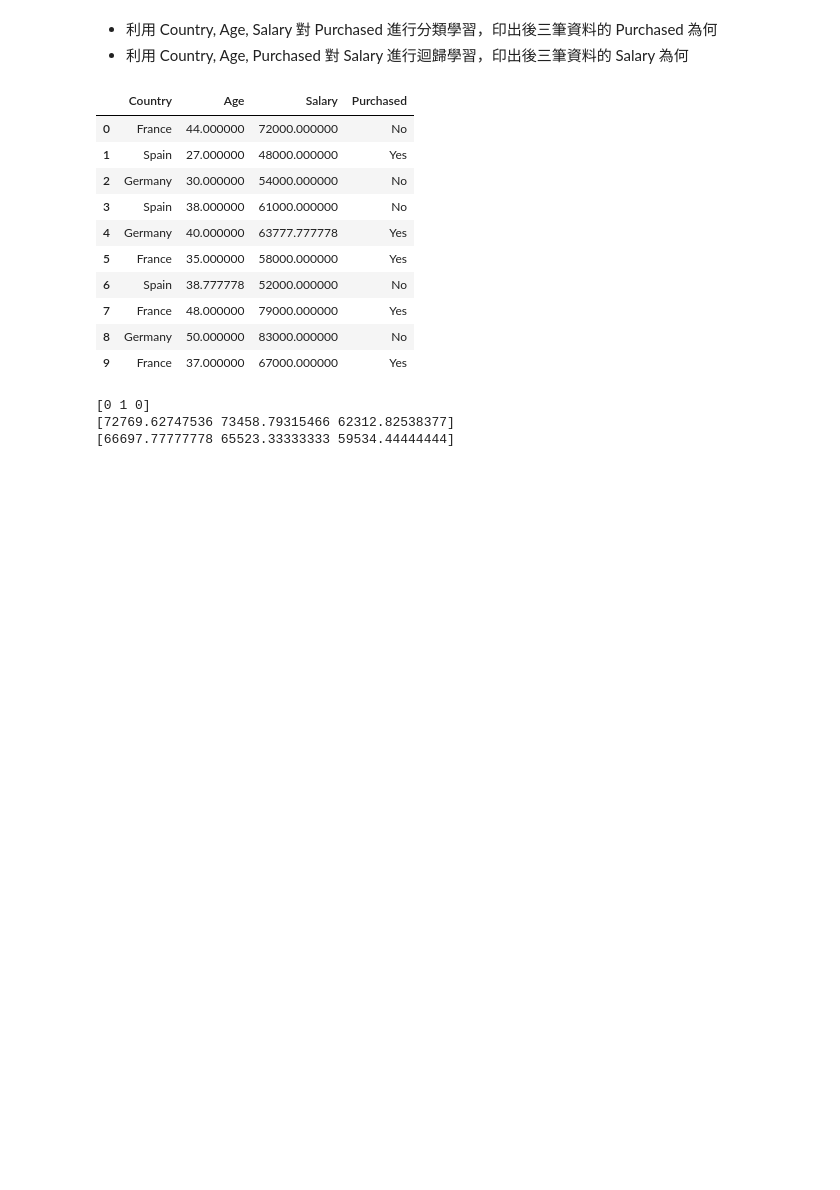
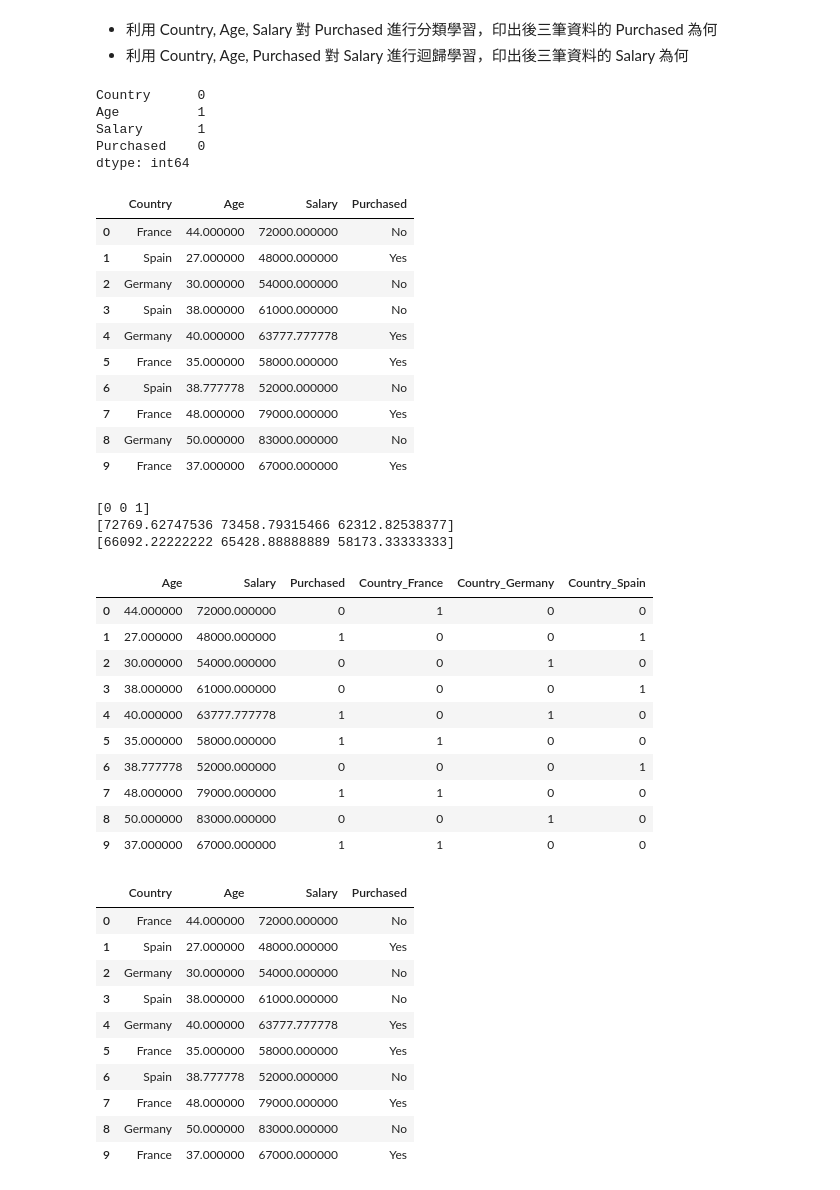
Before and after one commit to linhsuan519/Study, a Jupyter notebook: 分類與迴歸.ipynb, the cells around one changed output. Saved outputs shown, nothing was run; the diff lists cells and outputs as text; code cells hidden in the pictures; blank space fills up the shorter version.

```diff
--- a/分類與迴歸.ipynb
+++ b/分類與迴歸.ipynb
@@ -14,6 +14,8 @@ from sklearn.linear_model import LinearRegression
 
 source = 'https://raw.githubusercontent.com/MachineLearningLiuMing/scikit-learn-primer-guide/master/Data.csv'
 df = pd.read_csv(source)
+missing = df.isnull().sum()
+print(missing)
 
 #遺失值填補
 df['Age'].fillna(df['Age'].mean(),inplace=True)
@@ -21,8 +23,8 @@ df['Salary'].fillna(df['Salary'].mean(),inplace=True)
 display(df)
 
 # 將類別欄位轉為數值欄位
-data = pd.get_dummies(df,columns=['Country'],dtype=int)
-data['Purchased'] = data['Purchased'].replace({'Yes':1,'No':0})
+data = pd.get_dummies(df,columns=['Country'],dtype=int)  #one hot encode 同等類別轉成數值
+data['Purchased'] = data['Purchased'].replace({'Yes':1,'No':0}) #boolean
 
 # 切割 Train data 和 Test data
 train = data.iloc[:7,:]
@@ -62,6 +64,11 @@ reg_model.fit(X_train, y_train)
 y_pred_reg = reg_model.predict(X_test)
 print(y_pred_reg)
 # %% [output]
+Country      0
+Age          1
+Salary       1
+Purchased    0
+dtype: int64
 |  | Country | Age | Salary | Purchased |
 | 0 | France | 44.000000 | 72000.000000 | No |
 | 1 | Spain | 27.000000 | 48000.000000 | Yes |
@@ -73,6 +80,32 @@ print(y_pred_reg)
 | 7 | France | 48.000000 | 79000.000000 | Yes |
 | 8 | Germany | 50.000000 | 83000.000000 | No |
 | 9 | France | 37.000000 | 67000.000000 | Yes |
-[0 1 0]
-[72769.62747536 73458.79315466 62312.82538377]
-[66697.77777778 65523.33333333 59534.44444444]
+[0 0 1]
+[72769.62747536 73458.79315466 62312.82538377]
+[66092.22222222 65428.88888889 58173.33333333]
+# %%
+display(data)
+display(df)
+# %% [output]
+|  | Age | Salary | Purchased | Country_France | Country_Germany | Country_Spain |
+| 0 | 44.000000 | 72000.000000 | 0 | 1 | 0 | 0 |
+| 1 | 27.000000 | 48000.000000 | 1 | 0 | 0 | 1 |
+| 2 | 30.000000 | 54000.000000 | 0 | 0 | 1 | 0 |
+| 3 | 38.000000 | 61000.000000 | 0 | 0 | 0 | 1 |
+| 4 | 40.000000 | 63777.777778 | 1 | 0 | 1 | 0 |
+| 5 | 35.000000 | 58000.000000 | 1 | 1 | 0 | 0 |
+| 6 | 38.777778 | 52000.000000 | 0 | 0 | 0 | 1 |
+| 7 | 48.000000 | 79000.000000 | 1 | 1 | 0 | 0 |
+| 8 | 50.000000 | 83000.000000 | 0 | 0 | 1 | 0 |
+| 9 | 37.000000 | 67000.000000 | 1 | 1 | 0 | 0 |
+|  | Country | Age | Salary | Purchased |
+| 0 | France | 44.000000 | 72000.000000 | No |
+| 1 | Spain | 27.000000 | 48000.000000 | Yes |
+| 2 | Germany | 30.000000 | 54000.000000 | No |
+| 3 | Spain | 38.000000 | 61000.000000 | No |
+| 4 | Germany | 40.000000 | 63777.777778 | Yes |
+| 5 | France | 35.000000 | 58000.000000 | Yes |
+| 6 | Spain | 38.777778 | 52000.000000 | No |
+| 7 | France | 48.000000 | 79000.000000 | Yes |
+| 8 | Germany | 50.000000 | 83000.000000 | No |
+| 9 | France | 37.000000 | 67000.000000 | Yes |
```
